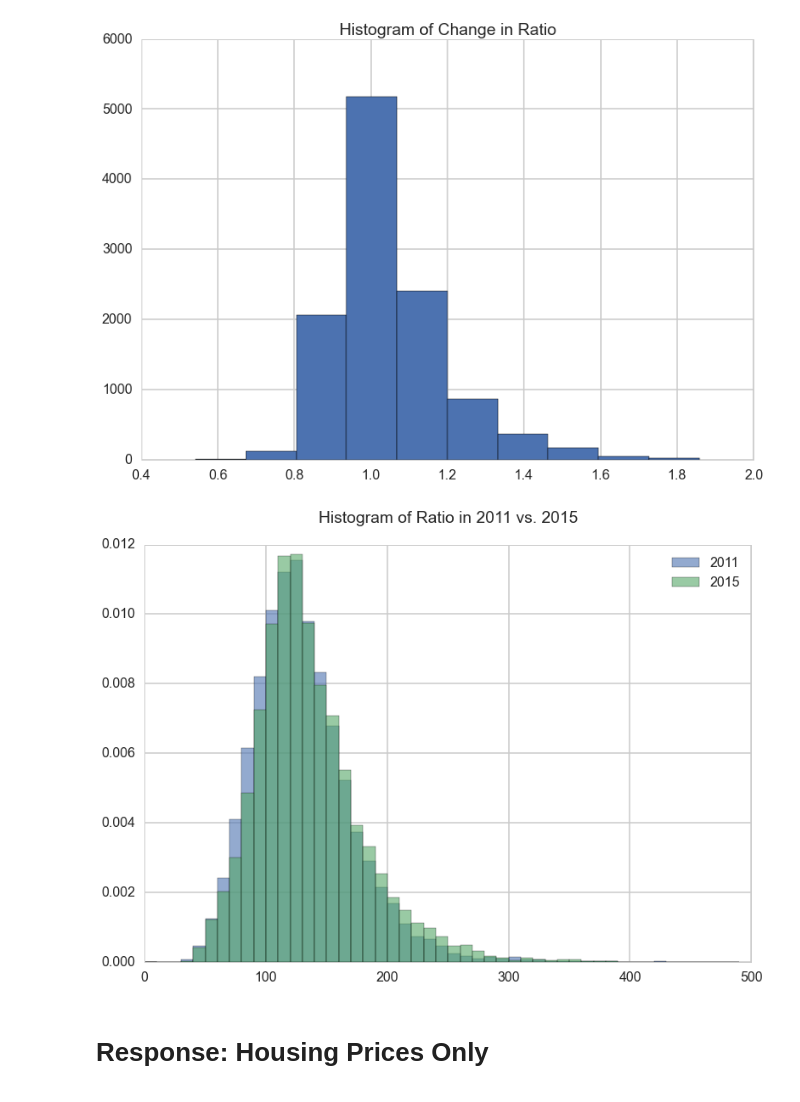
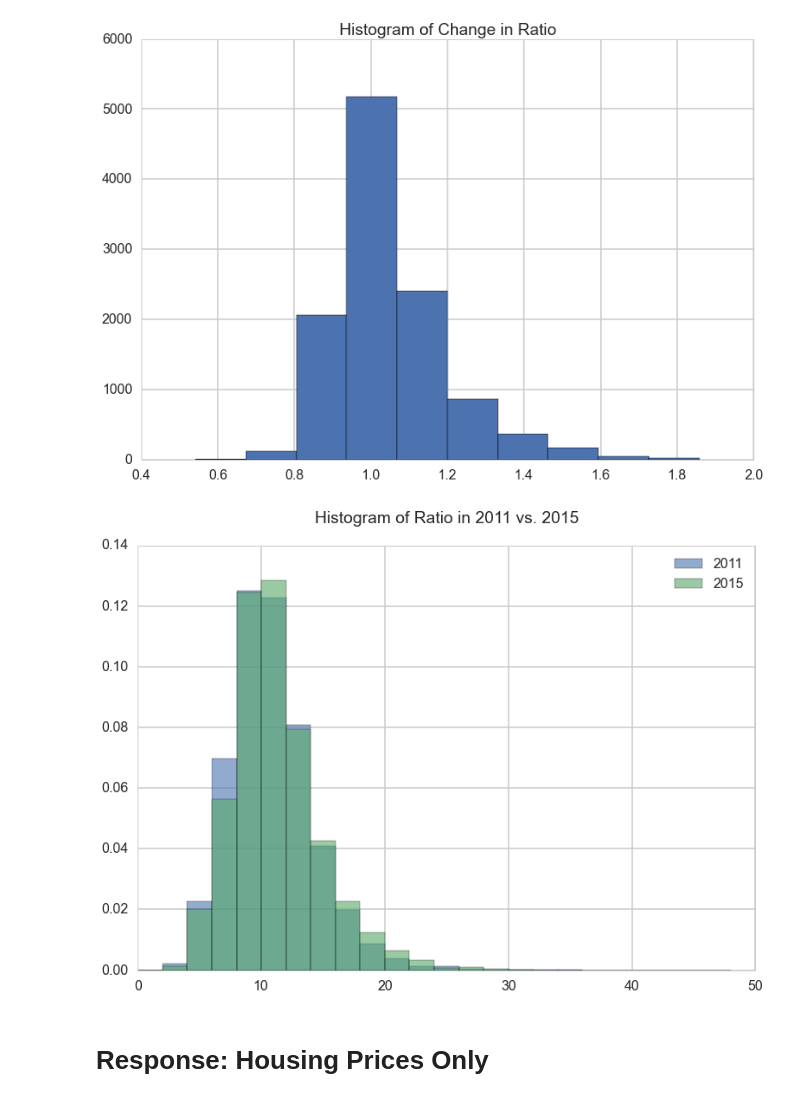
Before and after one commit to austinwu0/cs109-final-project, a Jupyter notebook: Data Wrangling.ipynb, the cells around one changed output. Drawn from its saved outputs; the diff is of its cells as text; code cells hidden in the pictures.

Commit message:
Fixed housing_rental_ratio

```diff
--- a/Data Wrangling.ipynb
+++ b/Data Wrangling.ipynb
@@ -93,6 +97,7 @@ rental.columns = ['r_' + column if column != 'RegionName' else column for column
 houses = pd.read_pickle('data/response_houses.pkl')
 houses.columns = ['h_' + column if column != 'RegionName' else column for column in houses.columns]
 # %%
-df = rental.merge(houses, on='RegionName').dropna()
+df = rental.merge(houses, on='RegionName')
+print df.shape
 df.head()
 # %% [output]
@@ -103,8 +109,8 @@ df.head()
 | 3 | 90650 | 1.524333 | 1.640026 | 1.075898 | 228.750000 | 292.549418 | 1.278905 |
 | 4 | 11226 | 1.014000 | 1.277783 | 1.260141 | 309.166667 | 416.876846 | 1.348389 |
 # %%
-df['ratio_2011'] = df['h_agg_2011'] / df['r_agg_2011']
-df['ratio_2015'] = df['h_agg_2015_adj'] / df['r_agg_2015_adj']
+df['ratio_2011'] = df['h_agg_2011'] / df['r_agg_2011'] / 12.
+df['ratio_2015'] = df['h_agg_2015_adj'] / df['r_agg_2015_adj'] / 12.
 df['ratio_pct_delta'] = df['ratio_2015'] / df['ratio_2011']
 df.head()
 # %% [output]
@@ -120,13 +126,13 @@ plt.title('Histogram of Change in Ratio');
 # %% [output]
 [figure]
 # %%
-setbins = range(0,500,10)
+setbins = range(0,50,2)
 plt.hist(df['ratio_2011'].dropna().tolist(), bins = setbins, normed=True, alpha=0.6, label='2011');
 plt.hist(df['ratio_2015'].dropna().tolist(), bins = setbins, normed=True, alpha=0.6, label='2015');
 plt.title('Histogram of Ratio in 2011 vs. 2015\n');
 plt.legend();
 # %% [output]
-[figure, old version]
+[figure, new version]
 # %%
 df.to_pickle('data/housing_rental_ratio.pkl')
 # %% [markdown]
```
Also changed, not shown: parts of 7 cells of this notebook, 4 other files.
